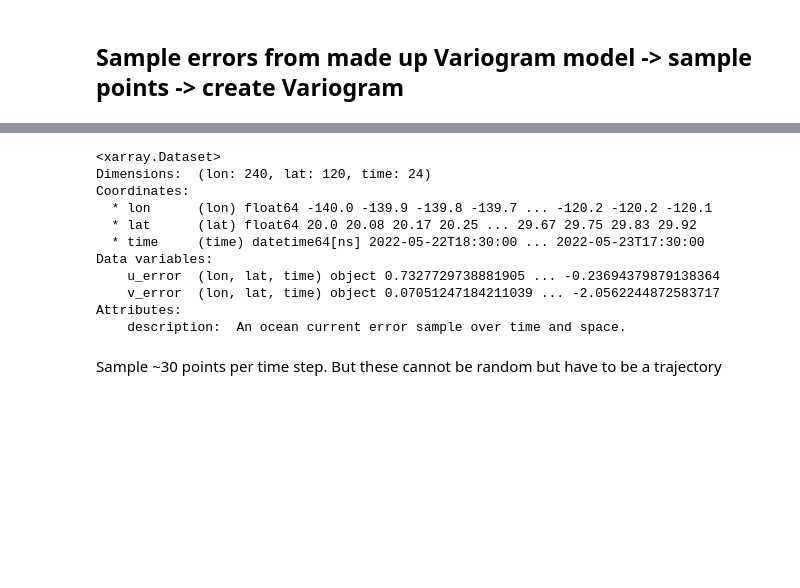
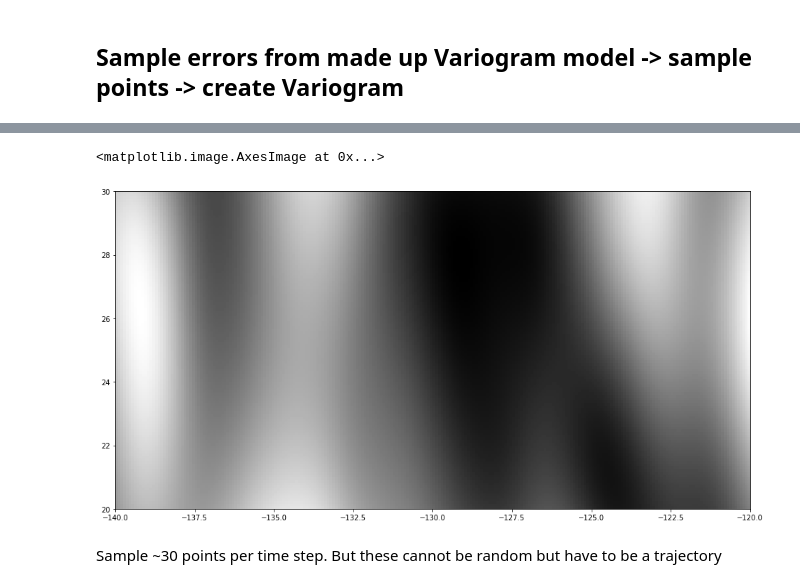
Before and after one commit to MariusWiggert/OceanPlatformControl, a Jupyter notebook: ocean_navigation_simulator/generative_error_model/notebooks/reverse_variogram_plotting.ipynb, the cells around one changed output, grey strips where cells are left out. Drawn from its saved outputs; the diff is of its cells as text; code cells hidden in the pictures; blank space fills up the shorter version.

```diff
--- a/ocean_navigation_simulator/generative_error_model/notebooks/reverse_variogram_plotting.ipynb
+++ b/ocean_navigation_simulator/generative_error_model/notebooks/reverse_variogram_plotting.ipynb
@@ -3,17 +29,14 @@
 # %%
-%load_ext autoreload
-%autoreload 2
-
-from ocean_navigation_simulator.generative_error_model.models.OceanCurrentNoiseField import OceanCurrentNoiseField
-from ocean_navigation_simulator.generative_error_model.Dataset import DatasetName, load_single_file
-import numpy as np
-import pandas as pd
-import datetime
-
 ranges = [1.0, 600.0, 600.0, 30.0] # -> go into simplex noise
 rng = np.random.default_rng(12345678)
 noise_field = OceanCurrentNoiseField()
 noise_field.reset(rng)
-t_delta_range = (datetime.timedelta(days=0), datetime.timedelta(days=1))
-sample = noise_field.get_noise((-140, -120), (20, 30), t_delta_range, datetime.datetime(2022, 5, 22, 18, 30))
+
+lon_range = (-140, -120)
+lat_range = (20, 30)
+t_range = (datetime.datetime(2022, 5, 10, 12, 30, 0),
+           datetime.datetime(2022, 5, 19, 12, 30, 0))
+
+sample = noise_field.get_noise(lon_range, lat_range, t_range)
+display(sample)
 # %% [output]
@@ -22,16 +68,11 @@ The autoreload extension is already loaded. To reload it, use:
-# %%
-display(sample)
-# %% [output]
-<xarray.Dataset>
-Dimensions:  (lon: 240, lat: 120, time: 24)
-Coordinates:
-  * lon      (lon) float64 -140.0 -139.9 -139.8 -139.7 ... -120.2 -120.2 -120.1
-  * lat      (lat) float64 20.0 20.08 20.17 20.25 ... 29.67 29.75 29.83 29.92
-  * time     (time) datetime64[ns] 2022-05-22T18:30:00 ... 2022-05-23T17:30:00
-Data variables:
-    u_error  (lon, lat, time) object 0.7327729738881905 ... -0.23694379879138364
-    v_error  (lon, lat, time) object 0.07051247184211039 ... -2.0562244872583717
-Attributes:
-    description:  An ocean current error sample over time and space.
+# %%
+# vis noise at single time step
+sample_time_step = sample["u_error"][:, :, 0].values
+sample_time_step = sample_time_step.T
+fig = plt.figure(figsize=(16,10))
+plt.imshow(sample_time_step.astype(float), cmap="gray", origin="lower", extent=[-140,-120,20,30])
+# %% [output]
+<matplotlib.image.AxesImage at 0x...>
+[figure, added]
 # %% [markdown]
 Sample ~30 points per time step. But these cannot be random but have to be a trajectory
```
Also changed, not shown: parts of 9 cells of this notebook, 11 other files.
